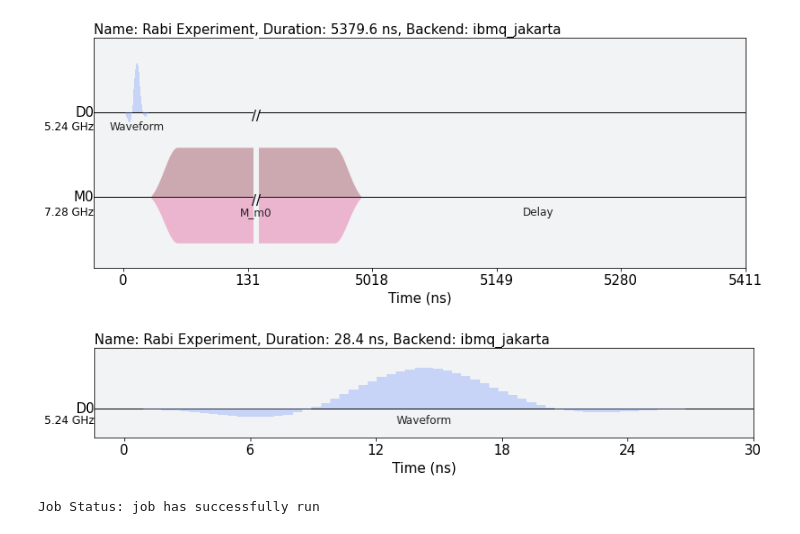
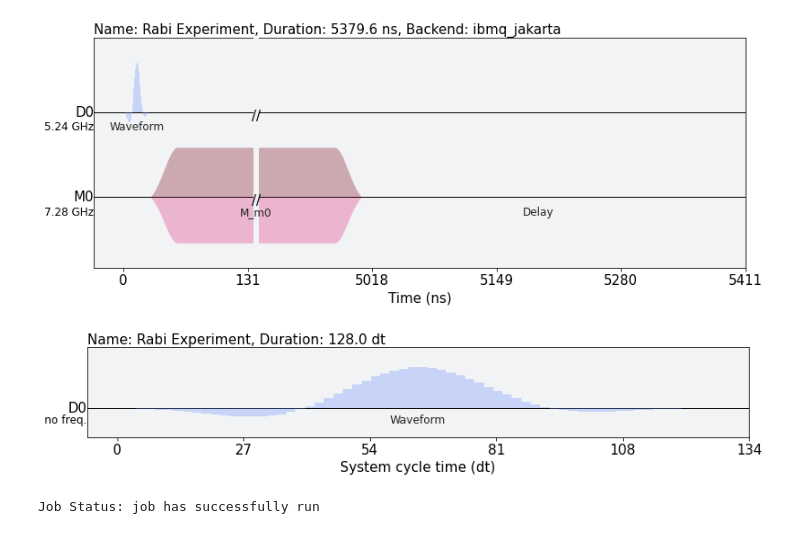
Before and after one commit to Fan-0/AQI2022, a Jupyter notebook: Summer 2022/June 19 Update-Copy1.ipynb, the cells around one changed output. Saved outputs shown, nothing was run; the diff lists cells and outputs as text; code cells hidden in the pictures.

```diff
--- a/Summer 2022/June 19 Update-Copy1.ipynb
+++ b/Summer 2022/June 19 Update-Copy1.ipynb
@@ -49,7 +49,7 @@ def loadData(inp):
     dbfile.close()
     return temp
 
-data=loadData('FGRAFS_controls_N64.p')
+data=loadData('FGRAFS_controls/FGRAFS-controls_N-160_zero-endpoints-True.p')
 temp = []
 for i in data:
     for j in range(int(4)):
@@ -80,9 +80,9 @@ Job Status: job has successfully run
 Time taken: 679.8335719108582
 [figure]
 # %%
-signal.Create_Pulse().draw(backend=backend)
+signal.Create_Pulse().draw()
 # %% [output]
-[figure, old version]
+[figure, new version]
 # %%
 from scipy.optimize import curve_fit
 
```
Also changed, not shown: parts of 4 cells of this notebook, 1 other file.
